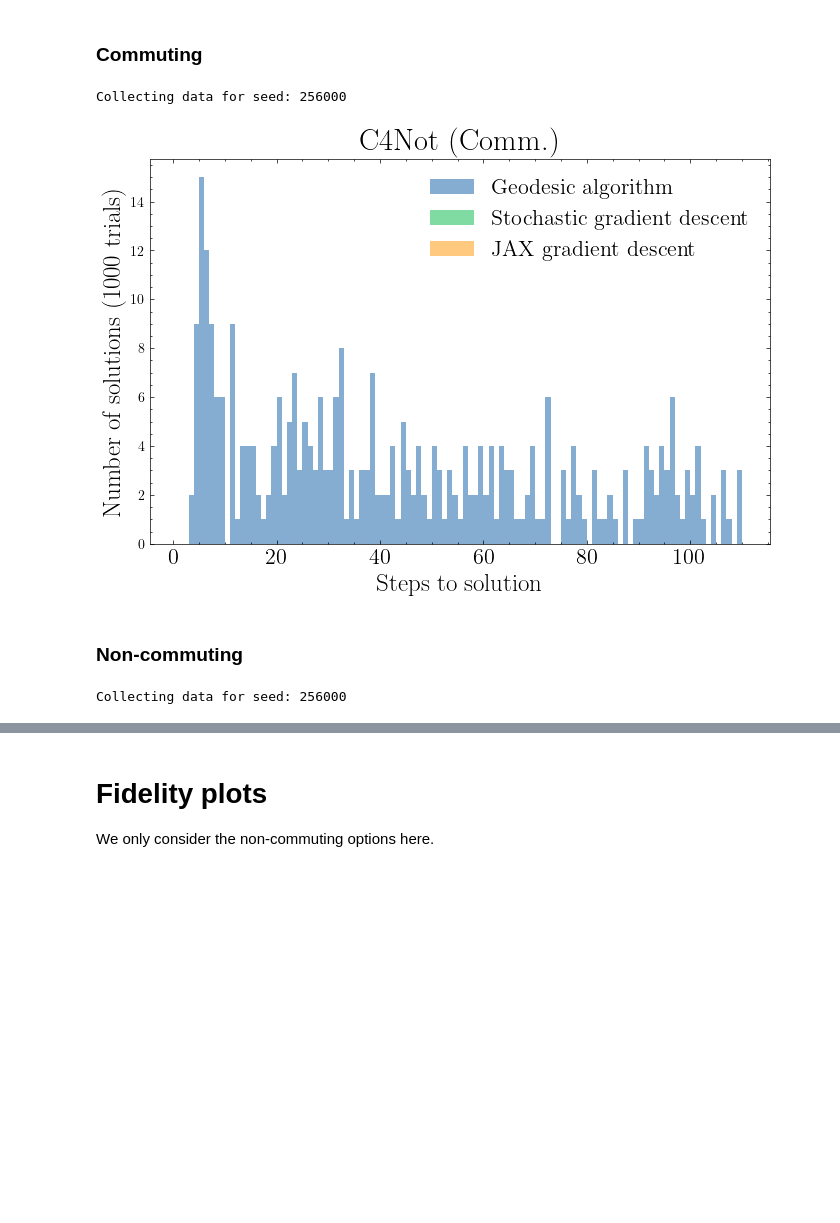
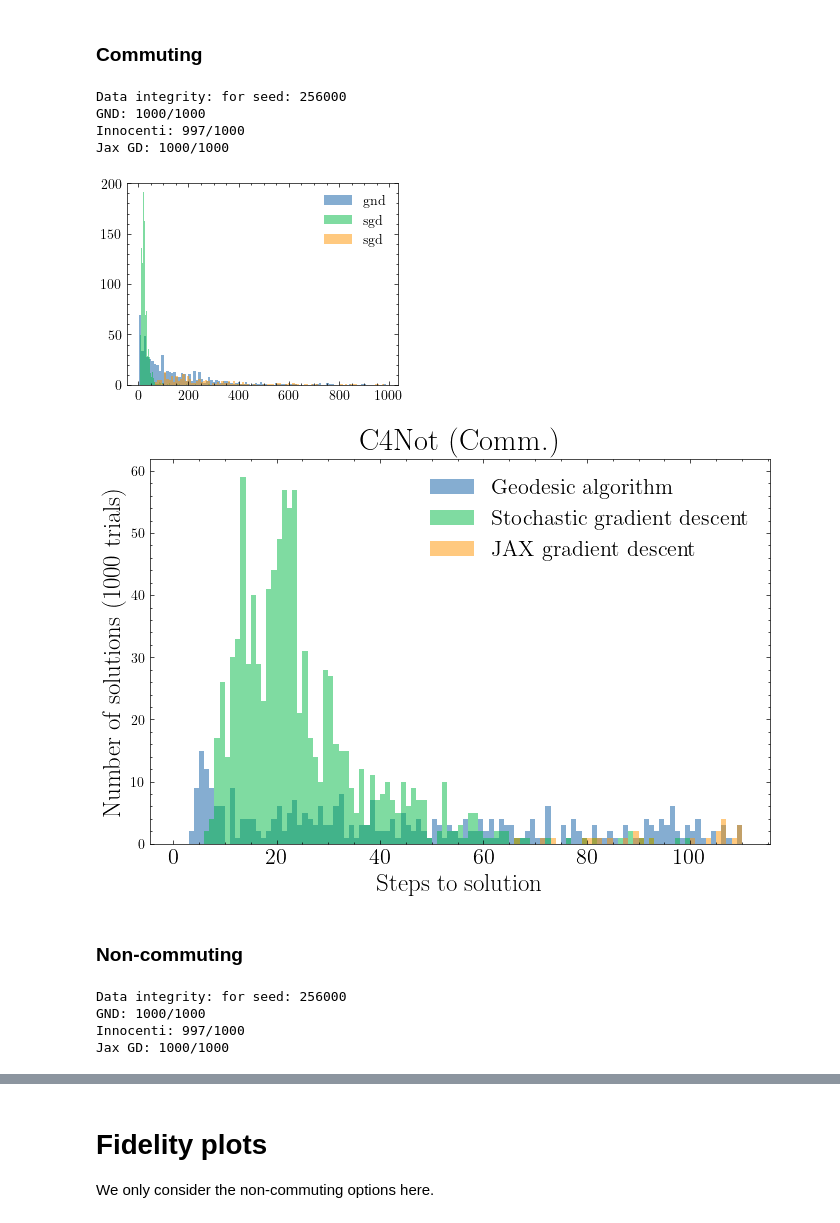
Before and after one commit to dyylan/geodesic_design, a Jupyter notebook: plots.ipynb, the cells around one changed output, grey strips where cells are left out. Drawn from its saved outputs; the diff is of its cells as text; code cells hidden in the pictures; blank space fills up the shorter version.

```diff
--- a/plots.ipynb
+++ b/plots.ipynb
@@ -64,6 +64,10 @@ def get_data_comparison(config, config_gnd, seeds):
         dat_jaxgd = data.OptimizationData(config, optimizers=[], load_data=True, folder="jax_gd/data")
         if dat_jaxgd.samples > 0:
             num_steps_jaxgd.append(dat_jaxgd.steps(1)[-1])
+    print(f"Data integrity:\n"
+          f"GND: {len(num_steps_gnd)}/{len(seeds)}\n"
+          f"Innocenti: {len(num_steps_sgd)}/{len(seeds)}\n"
+          f"Jax GD: {len(num_steps_jaxgd)}/{len(seeds)}\n")
     return num_steps_gnd, num_steps_sgd, num_steps_jaxgd
 # %%
 def get_data_fidelity(config, seeds):
@@ -256,19 +273,32 @@ seeds = [n*256 for n in range(1,ntrials+1,1)]
 num_steps_gnd, num_steps_sgd, num_steps_jaxgd = get_data_comparison(config, config_gnd, seeds)
 loaded_data[f"{gate}_{ntrials}_{commute}_{max_steps}"] = (num_steps_gnd, num_steps_sgd, num_steps_jaxgd)
 # %% [output]
-Collecting data for seed: 256000
+Data integrity: for seed: 256000
+GND: 1000/1000
+Innocenti: 997/1000
+Jax GD: 1000/1000
 # %%
 gate = 'c4not'
 ntrials = 1000
 commute = True
 max_steps = 5000
 
 num_steps_gnd, num_steps_sgd, num_steps_jaxgd = loaded_data[f"{gate}_{ntrials}_{commute}_{max_steps}"]
+num_steps_gnd=np.array(num_steps_gnd)
+num_steps_sgd=np.array(num_steps_sgd)
+num_steps_jaxgd=np.array(num_steps_jaxgd)
+
+plt.hist(num_steps_gnd[num_steps_gnd<1000], bins=100, alpha=0.5, label='gnd')
+plt.hist(num_steps_sgd[num_steps_sgd<1000], bins=100, alpha=0.5, label='sgd')
+plt.hist(num_steps_jaxgd[num_steps_jaxgd<1000], bins=100, alpha=0.5, label='sgd')
+plt.legend()
+plt.show()
 name = f"plots/{gate}_gate_comparison_max_steps_{max_steps}_commutes_{commute}"
 plot_comparison(num_steps_gnd, num_steps_sgd, num_steps_jaxgd, ntrials, name,
                 f"C4Not ({'Comm.' if commute else 'Non-comm.'})")
 # %% [output]
-[figure, old version]
+[figure, new version]
+[figure, added]
 # %% [markdown]
 ### Non-commuting
 # %%
@@ -292,7 +322,10 @@ seeds = [n*256 for n in range(1,ntrials+1,1)]
 num_steps_gnd, num_steps_sgd, num_steps_jaxgd = get_data_comparison(config, config_gnd, seeds)
 loaded_data[f"{gate}_{ntrials}_{commute}_{max_steps}"] = (num_steps_gnd, num_steps_sgd, num_steps_jaxgd)
 # %% [output]
-Collecting data for seed: 256000
+Data integrity: for seed: 256000
+GND: 1000/1000
+Innocenti: 997/1000
+Jax GD: 1000/1000
 # %%
 gate = 'c4not'
 ntrials = 1000
```
Also changed, not shown: parts of 16 cells of this notebook, 12 other files.
